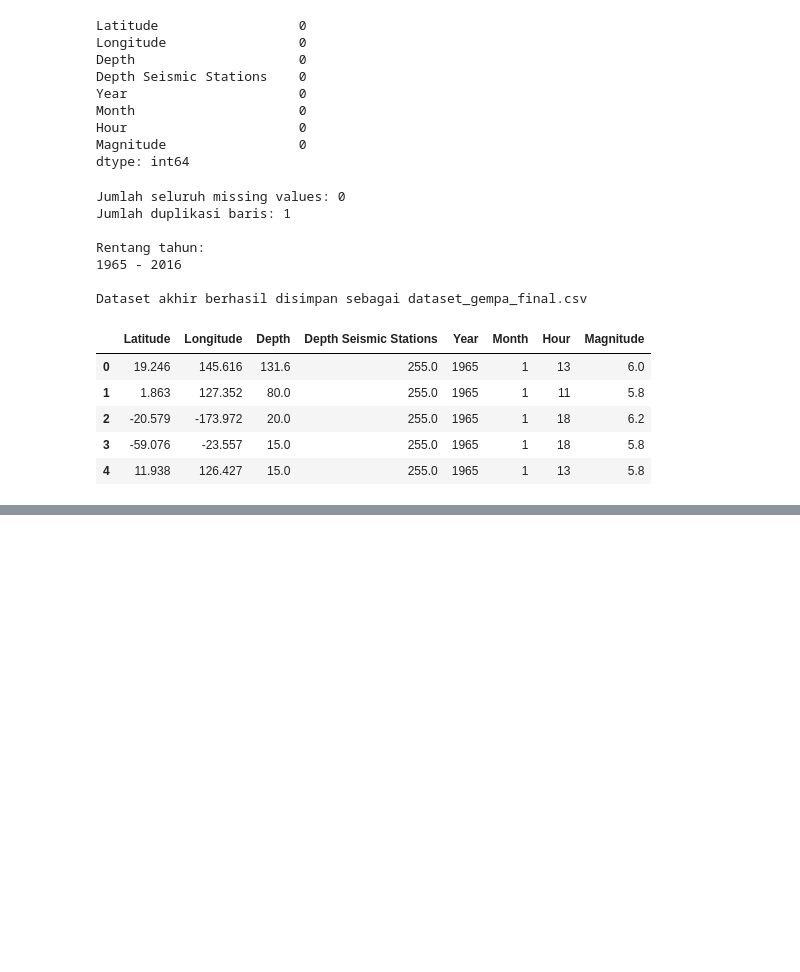
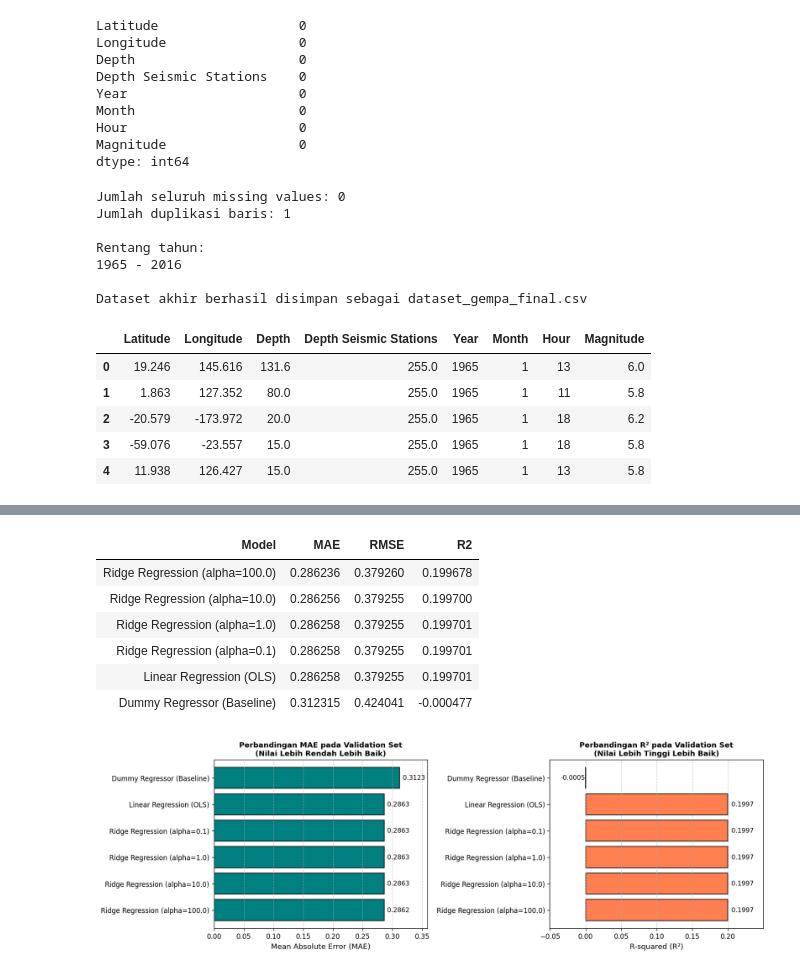
Before and after one commit to Marseng10/Data-Scince_Project, a Jupyter notebook: AnalisisPoladanPrediksiMagnitudoGempaBumi_Lanjutan.ipynb, the cells around one changed output, grey strips where cells are left out. Drawn from its saved outputs; the diff is of its cells as text; code cells hidden in the pictures; blank space fills up the shorter version.

Commit message:
model dan konklusi
git status# interactive rebase in progress; onto 0685440

```diff
--- a/Analisis Pola dan PrediksiMagnitudoGempaBumi.ipynb
+++ b/AnalisisPoladanPrediksiMagnitudoGempaBumi_Lanjutan.ipynb
@@ -1786,0 +1954,20 @@ Dataset akhir berhasil disimpan sebagai dataset_gempa_final.csv
+# %%
+# D.4 Prediksi Data Validation
+
+prediksi_val = {}
+
+# Melakukan prediksi pada data validasi (periode 2001–2010)
+for nama, model in model_terlatih.items():
+    prediksi_val[nama] = model.predict(X_val_prep)
+
+# Menampilkan cuplikan perbandingan prediksi vs aktual (5 data pertama)
+df_cuplikan_val = pd.DataFrame({
+    "Magnitude Aktual": y_val.head().values,
+    "Prediksi Baseline": np.round(prediksi_val["Dummy Regressor (Baseline)"][:5], 3),
+    "Prediksi OLS": np.round(prediksi_val["Linear Regression (OLS)"][:5], 3),
+    "Prediksi Ridge (alpha=1.0)": np.round(prediksi_val["Ridge Regression (alpha=1.0)"][:5], 3),
+    "Error Ridge": np.round(y_val.head().values - prediksi_val["Ridge Regression (alpha=1.0)"][:5], 3)
+})
+
+print("===== CUPLIKAN PREDIKSI DATA VALIDATION (5 SAMPEL PERTAMA) =====")
+display(df_cuplikan_val)
@@ -1786,0 +1989,52 @@ Dataset akhir berhasil disimpan sebagai dataset_gempa_final.csv
+# %%
+# D.5 Perbandingan Model pada Data Validation
+
+from sklearn.metrics import mean_absolute_error, mean_squared_error, r2_score
+import matplotlib.pyplot as plt
+
+hasil_val = []
+
+for nama, y_pred in prediksi_val.items():
+    mae = mean_absolute_error(y_val, y_pred)
+    rmse = np.sqrt(mean_squared_error(y_val, y_pred))
+    r2 = r2_score(y_val, y_pred)
+    hasil_val.append({
+        "Model": nama,
+        "MAE": mae,
+        "RMSE": rmse,
+        "R2": r2
+    })
+
+tabel_evaluasi_val = pd.DataFrame(hasil_val)
+tabel_evaluasi_val = tabel_evaluasi_val.sort_values(by="MAE", ascending=True).reset_index(drop=True)
+
+print("===== TABEL PERBANDINGAN PERFORMA MODEL PADA DATA VALIDATION (2001–2010) =====")
+display(tabel_evaluasi_val.style.format({
+    "MAE": "{:.4f}",
+    "RMSE": "{:.4f}",
+    "R2": "{:.4f}"
+}))
+
+# Visualisasi komparasi MAE dan R²
+fig, (ax1, ax2) = plt.subplots(1, 2, figsize=(14, 4.6))
+
+bars1 = ax1.barh(tabel_evaluasi_val["Model"], tabel_evaluasi_val["MAE"], color="teal", edgecolor="black")
+ax1.set_xlabel("Mean Absolute Error (MAE)", fontsize=11)
+ax1.set_title("Perbandingan MAE pada Validation Set\n(Nilai Lebih Rendah Lebih Baik)", fontsize=11, fontweight="bold")
+ax1.grid(axis="x", linestyle="--", alpha=0.7)
+ax1.set_xlim(0, max(tabel_evaluasi_val["MAE"]) * 1.15)
+for bar in bars1:
+    ax1.text(bar.get_width() + 0.005, bar.get_y() + bar.get_height()/2, f"{bar.get_width():.4f}", va="center", fontsize=9.5)
+
+bars2 = ax2.barh(tabel_evaluasi_val["Model"], tabel_evaluasi_val["R2"], color="coral", edgecolor="black")
+ax2.set_xlabel("R-squared (R²)", fontsize=11)
+ax2.set_title("Perbandingan R² pada Validation Set\n(Nilai Lebih Tinggi Lebih Baik)", fontsize=11, fontweight="bold")
+ax2.grid(axis="x", linestyle="--", alpha=0.7)
+ax2.set_xlim(min(tabel_evaluasi_val["R2"]) - 0.05, max(tabel_evaluasi_val["R2"]) * 1.25)
+for bar in bars2:
+    val = bar.get_width()
+    ax2.text(val + (0.005 if val >= 0 else -0.035), bar.get_y() + bar.get_height()/2, f"{val:.4f}", va="center", fontsize=9.5)
+
+plt.tight_layout()
+plt.show()
+# %% [output]
@@ -1786,0 +2042,8 @@ Dataset akhir berhasil disimpan sebagai dataset_gempa_final.csv
+| Model | MAE | RMSE | R2 |
+| Ridge Regression (alpha=100.0) | 0.286236 | 0.379260 | 0.199678 |
+| Ridge Regression (alpha=10.0) | 0.286256 | 0.379255 | 0.199700 |
+| Ridge Regression (alpha=1.0) | 0.286258 | 0.379255 | 0.199701 |
+| Ridge Regression (alpha=0.1) | 0.286258 | 0.379255 | 0.199701 |
+| Linear Regression (OLS) | 0.286258 | 0.379255 | 0.199701 |
+| Dummy Regressor (Baseline) | 0.312315 | 0.424041 | -0.000477 |
+[figure, added]
```
Also changed, not shown: parts of 38 cells of this notebook, 2 other files.
